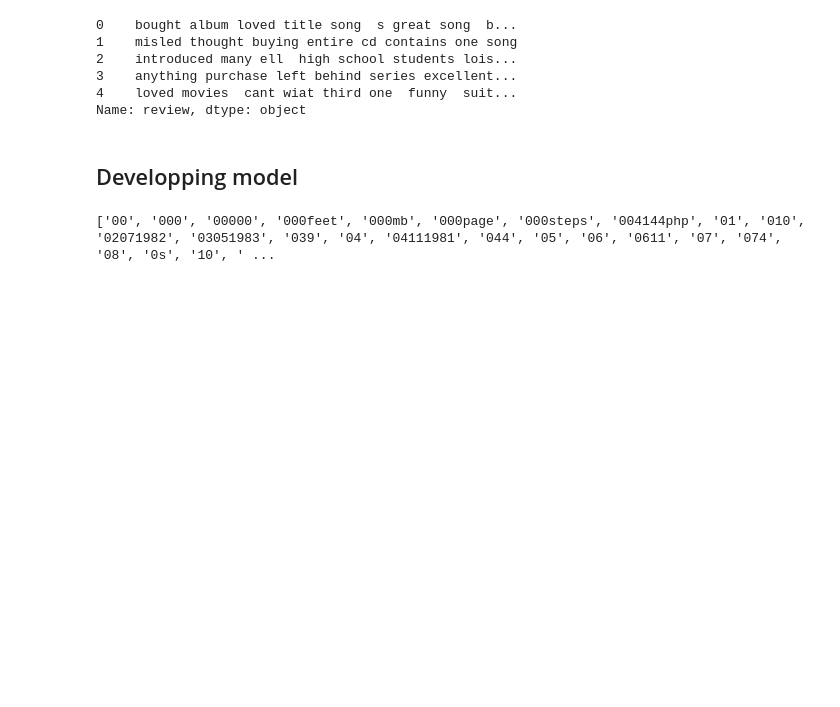
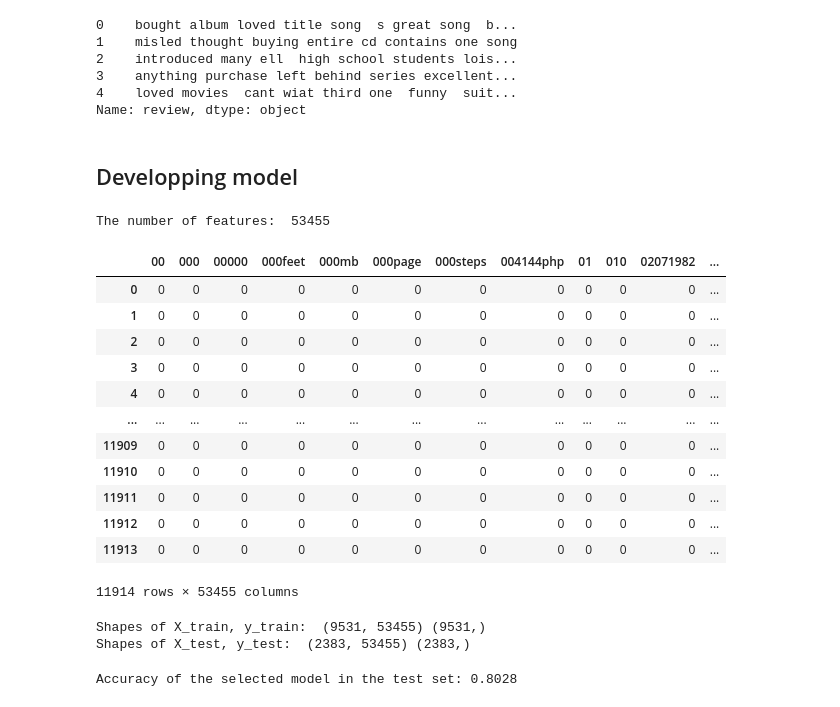
Before and after one commit to HuyenNguyenHelen/INFO-5505---Machine-learning, a Jupyter notebook: HuyenNguyen_Assignment_5.ipynb, the cells around one changed output. Cells and saved outputs as stored; diff of their text form; code cells hidden in the pictures; blank space fills up the shorter version.

```diff
--- a/HuyenNguyen_Assignment_5.ipynb
+++ b/HuyenNguyen_Assignment_5.ipynb
@@ -120,10 +112,11 @@ Name: review, dtype: object
 from sklearn.feature_extraction.text import CountVectorizer
 # Creating a vectorizer model that convert a collection of text documents to a matrix of token counts
 vectorizer = CountVectorizer(lowercase = False)
-# Fitting the vecorizer model to transform words to vectors
+# Fitting the vectorizer model to transform words to vectors
 features = vectorizer.fit_transform(df['review'])
-features_nd = features.toarray()
+# convert sparse matrix to a dense matrix
+features_dm = features.toarray()
 # %%
-print(vectorizer.get_feature_names())
+print('The number of features: ', len(vectorizer.get_feature_names()))
 # %% [output]
-['00', '000', '00000', '000feet', '000mb', '000page', '000steps', '004144php', '01', '010', '02071982', '03051983', '039', '04', '04111981', '044', '05', '06', '0611', '07', '074', '08', '0s', '10', ' ...
+The number of features:  53455
@@ -132,3 +123,31 @@ print(vectorizer.get_feature_names())
+# %%
+# Observing the documment term-matrix
+pd.DataFrame(features_dm, columns = vectorizer.get_feature_names())
+# %% [output]
+|  | 00 | 000 | 00000 | 000feet | 000mb | 000page | 000steps | 004144php | 01 | 010 | 02071982 | ... |
+| 0 | 0 | 0 | 0 | 0 | 0 | 0 | 0 | 0 | 0 | 0 | 0 | ... |
+| 1 | 0 | 0 | 0 | 0 | 0 | 0 | 0 | 0 | 0 | 0 | 0 | ... |
+| 2 | 0 | 0 | 0 | 0 | 0 | 0 | 0 | 0 | 0 | 0 | 0 | ... |
+| 3 | 0 | 0 | 0 | 0 | 0 | 0 | 0 | 0 | 0 | 0 | 0 | ... |
+| 4 | 0 | 0 | 0 | 0 | 0 | 0 | 0 | 0 | 0 | 0 | 0 | ... |
+| ... | ... | ... | ... | ... | ... | ... | ... | ... | ... | ... | ... | ... |
+| 11909 | 0 | 0 | 0 | 0 | 0 | 0 | 0 | 0 | 0 | 0 | 0 | ... |
+| 11910 | 0 | 0 | 0 | 0 | 0 | 0 | 0 | 0 | 0 | 0 | 0 | ... |
+| 11911 | 0 | 0 | 0 | 0 | 0 | 0 | 0 | 0 | 0 | 0 | 0 | ... |
+| 11912 | 0 | 0 | 0 | 0 | 0 | 0 | 0 | 0 | 0 | 0 | 0 | ... |
+| 11913 | 0 | 0 | 0 | 0 | 0 | 0 | 0 | 0 | 0 | 0 | 0 | ... |
+11914 rows × 53455 columns
+# %%
+# Splitting the data into training (80%) and test set(20%)
+from sklearn.model_selection import train_test_split
+X = features_dm
+y = df['label']
+X_train, X_test, y_train, y_test = train_test_split (X, y, train_size = 0.8)
+print ('Shapes of X_train, y_train: ', X_train.shape, y_train.shape)
+print ('Shapes of X_test, y_test: ', X_test.shape, y_test.shape)
+# %% [output]
+Shapes of X_train, y_train:  (9531, 53455) (9531,)
+Shapes of X_test, y_test:  (2383, 53455) (2383,)
 # %%
 # Creating a naive bayes models for text classification
 from sklearn.naive_bayes import MultinomialNB
@@ -135,0 +167,5 @@ mnb = MultinomialNB()
+# %%
+# Evaluating the model
+print('Accuracy of the selected model in the test set: {:.4f}'.format(mnb.score(X_test, y_test)))
+# %% [output]
+Accuracy of the selected model in the test set: 0.8028
```
Also changed, not shown: parts of 5 cells of this notebook.
